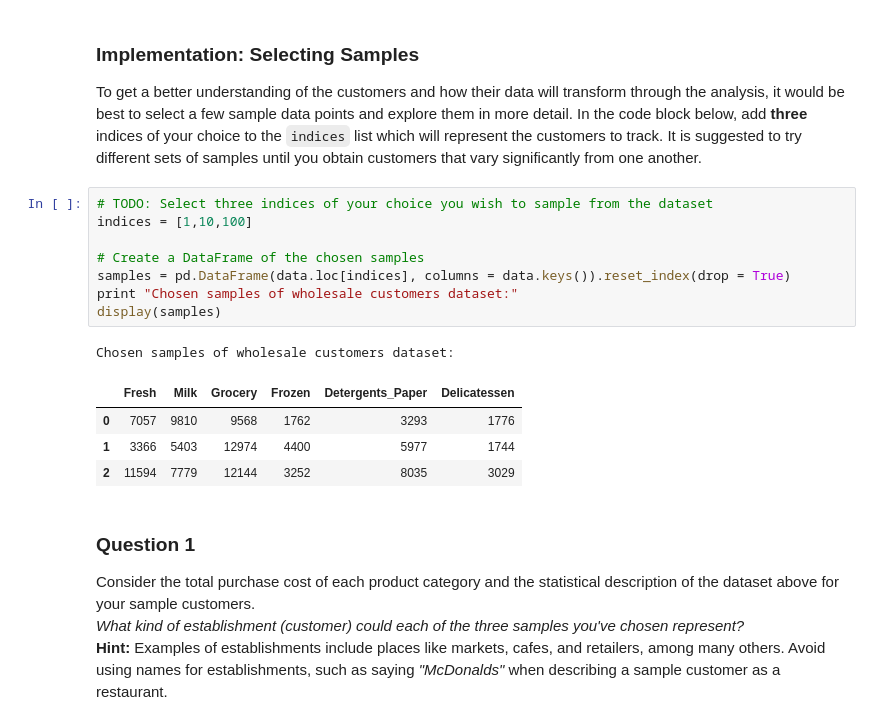
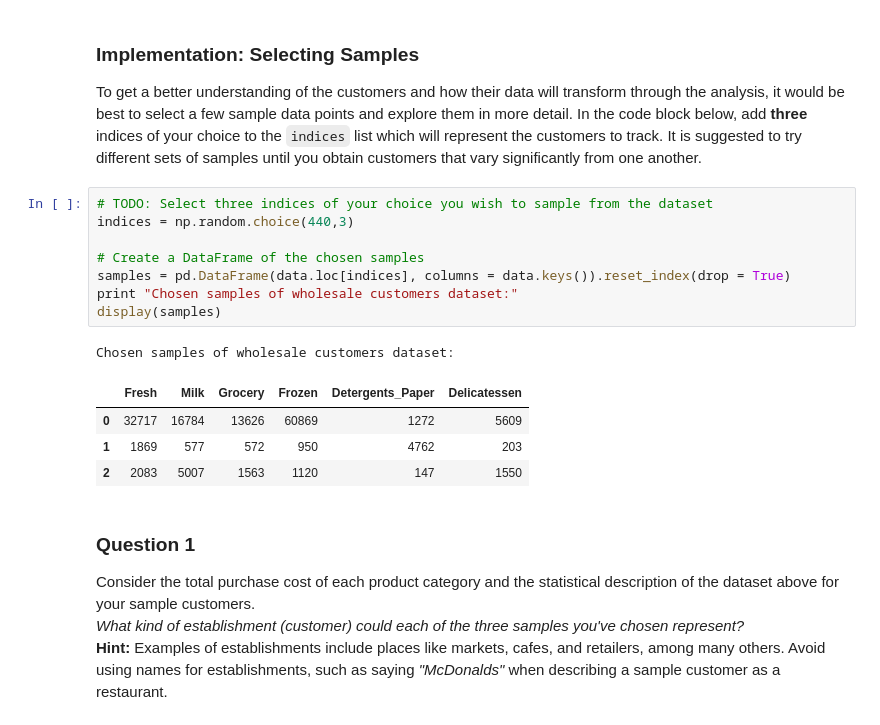
Before and after one commit to jychstar/NanoDegreeProject, a Jupyter notebook: Customer Segments/customer_segments.ipynb, the cells around one changed output. Drawn from its saved outputs; the diff is of its cells as text.

```diff
--- a/Customer Segments/customer_segments.ipynb
+++ b/Customer Segments/customer_segments.ipynb
@@ -60,18 +59,18 @@ display(data.describe())
 To get a better understanding of the customers and how their data will transform through the analysis, it would be best to select a few sample data points and explore them in more detail. In the code block below, add **three** indices of your choice to the `indices` list which will represent the customers to track. It is suggested to try different sets of samples until you obtain customers that vary significantly from one another.
 # %%
 # TODO: Select three indices of your choice you wish to sample from the dataset
-indices = [1,10,100]
+indices = np.random.choice(440,3)
 
 # Create a DataFrame of the chosen samples
 samples = pd.DataFrame(data.loc[indices], columns = data.keys()).reset_index(drop = True)
 print "Chosen samples of wholesale customers dataset:"
 display(samples)
 # %% [output]
 Chosen samples of wholesale customers dataset:
 |  | Fresh | Milk | Grocery | Frozen | Detergents_Paper | Delicatessen |
-| 0 | 7057 | 9810 | 9568 | 1762 | 3293 | 1776 |
-| 1 | 3366 | 5403 | 12974 | 4400 | 5977 | 1744 |
-| 2 | 11594 | 7779 | 12144 | 3252 | 8035 | 3029 |
+| 0 | 32717 | 16784 | 13626 | 60869 | 1272 | 5609 |
+| 1 | 1869 | 577 | 572 | 950 | 4762 | 203 |
+| 2 | 2083 | 5007 | 1563 | 1120 | 147 | 1550 |
 # %% [markdown]
 ### Question 1
 Consider the total purchase cost of each product category and the statistical description of the dataset above for your sample customers.
```
Also changed, not shown: parts of 39 cells of this notebook, 1 other file.
